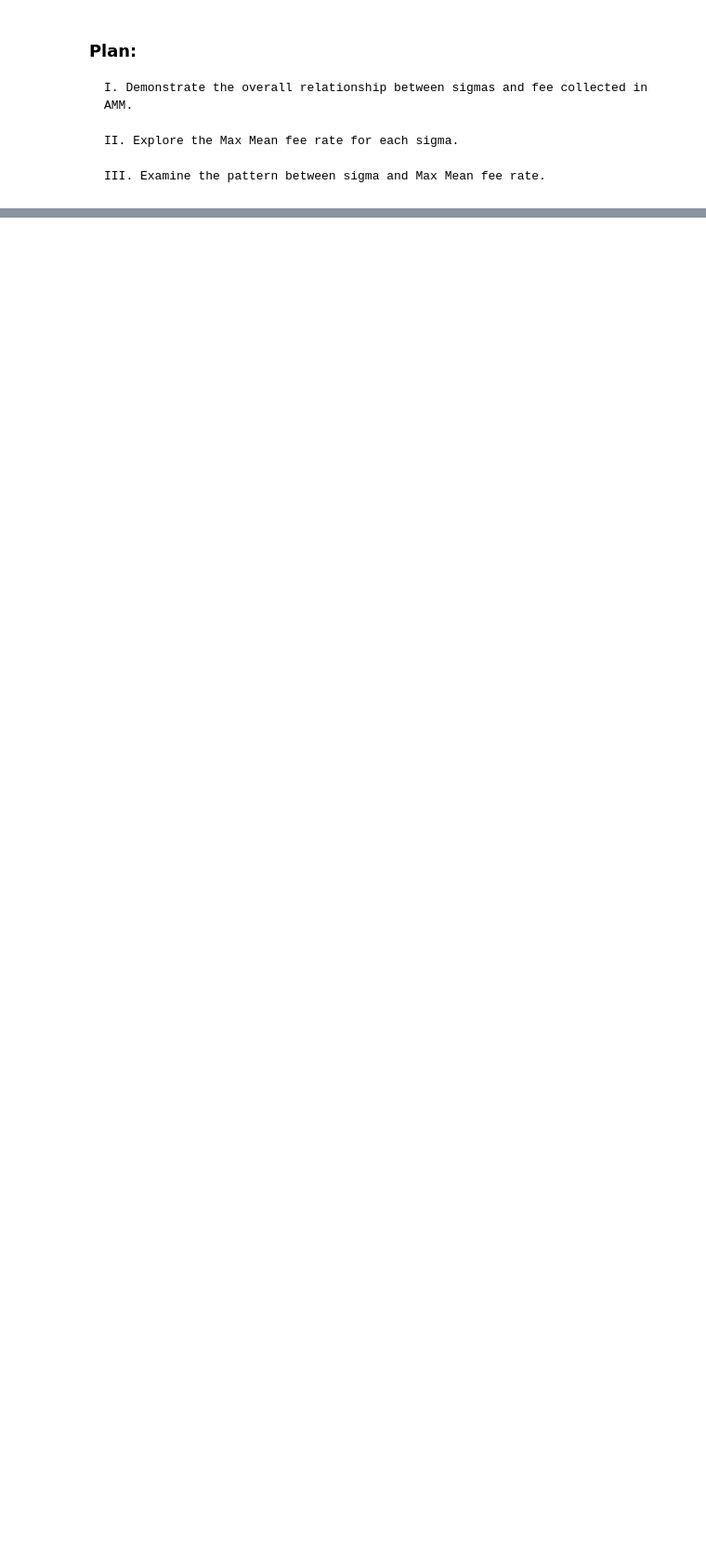
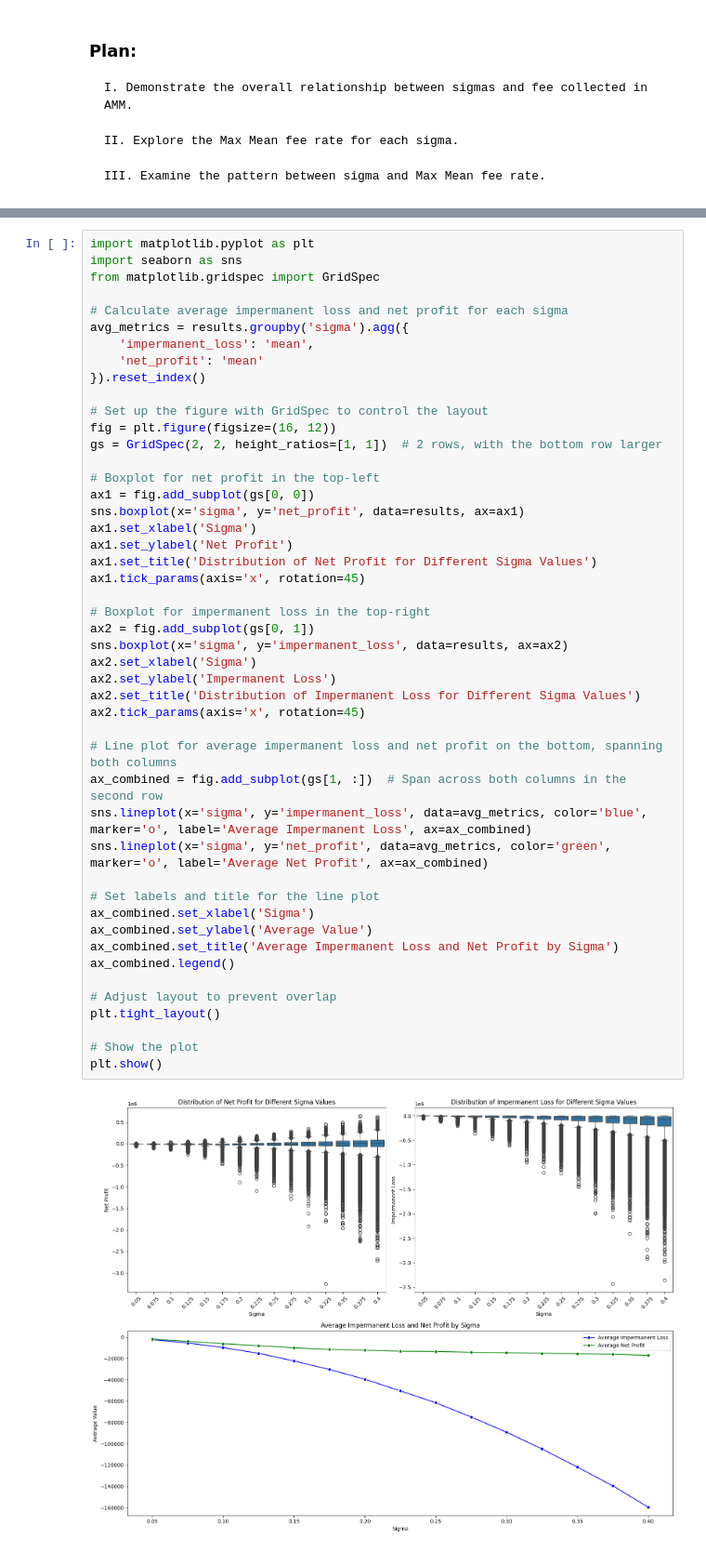
Before and after one commit to WillInvest/Dynamic_AMM, a Jupyter notebook: exp/dummy_display.ipynb, the cells around one changed output, grey strips where cells are left out. Shown at 93% size. Drawn from its saved outputs; the diff is of its cells as text; blank space fills up the shorter version.

```diff
--- a/exp/dummy_display.ipynb
+++ b/exp/dummy_display.ipynb
@@ -1189,0 +182,49 @@ plt.show()
+# %%
+import matplotlib.pyplot as plt
+import seaborn as sns
+from matplotlib.gridspec import GridSpec
+
+# Calculate average impermanent loss and net profit for each sigma
+avg_metrics = results.groupby('sigma').agg({
+    'impermanent_loss': 'mean',
+    'net_profit': 'mean'
+}).reset_index()
+
+# Set up the figure with GridSpec to control the layout
+fig = plt.figure(figsize=(16, 12))
+gs = GridSpec(2, 2, height_ratios=[1, 1])  # 2 rows, with the bottom row larger
+
+# Boxplot for net profit in the top-left
+ax1 = fig.add_subplot(gs[0, 0])
+sns.boxplot(x='sigma', y='net_profit', data=results, ax=ax1)
+ax1.set_xlabel('Sigma')
+ax1.set_ylabel('Net Profit')
+ax1.set_title('Distribution of Net Profit for Different Sigma Values')
+ax1.tick_params(axis='x', rotation=45)
+
+# Boxplot for impermanent loss in the top-right
+ax2 = fig.add_subplot(gs[0, 1])
+sns.boxplot(x='sigma', y='impermanent_loss', data=results, ax=ax2)
+ax2.set_xlabel('Sigma')
+ax2.set_ylabel('Impermanent Loss')
+ax2.set_title('Distribution of Impermanent Loss for Different Sigma Values')
+ax2.tick_params(axis='x', rotation=45)
+
+# Line plot for average impermanent loss and net profit on the bottom, spanning both columns
+ax_combined = fig.add_subplot(gs[1, :])  # Span across both columns in the second row
+sns.lineplot(x='sigma', y='impermanent_loss', data=avg_metrics, color='blue', marker='o', label='Average Impermanent Loss', ax=ax_combined)
+sns.lineplot(x='sigma', y='net_profit', data=avg_metrics, color='green', marker='o', label='Average Net Profit', ax=ax_combined)
+
+# Set labels and title for the line plot
+ax_combined.set_xlabel('Sigma')
+ax_combined.set_ylabel('Average Value')
+ax_combined.set_title('Average Impermanent Loss and Net Profit by Sigma')
+ax_combined.legend()
+
+# Adjust layout to prevent overlap
+plt.tight_layout()
+
+# Show the plot
+plt.show()
+# %% [output]
+[figure, added]
```
Also changed, not shown: parts of 54 cells of this notebook, 2 other files.
